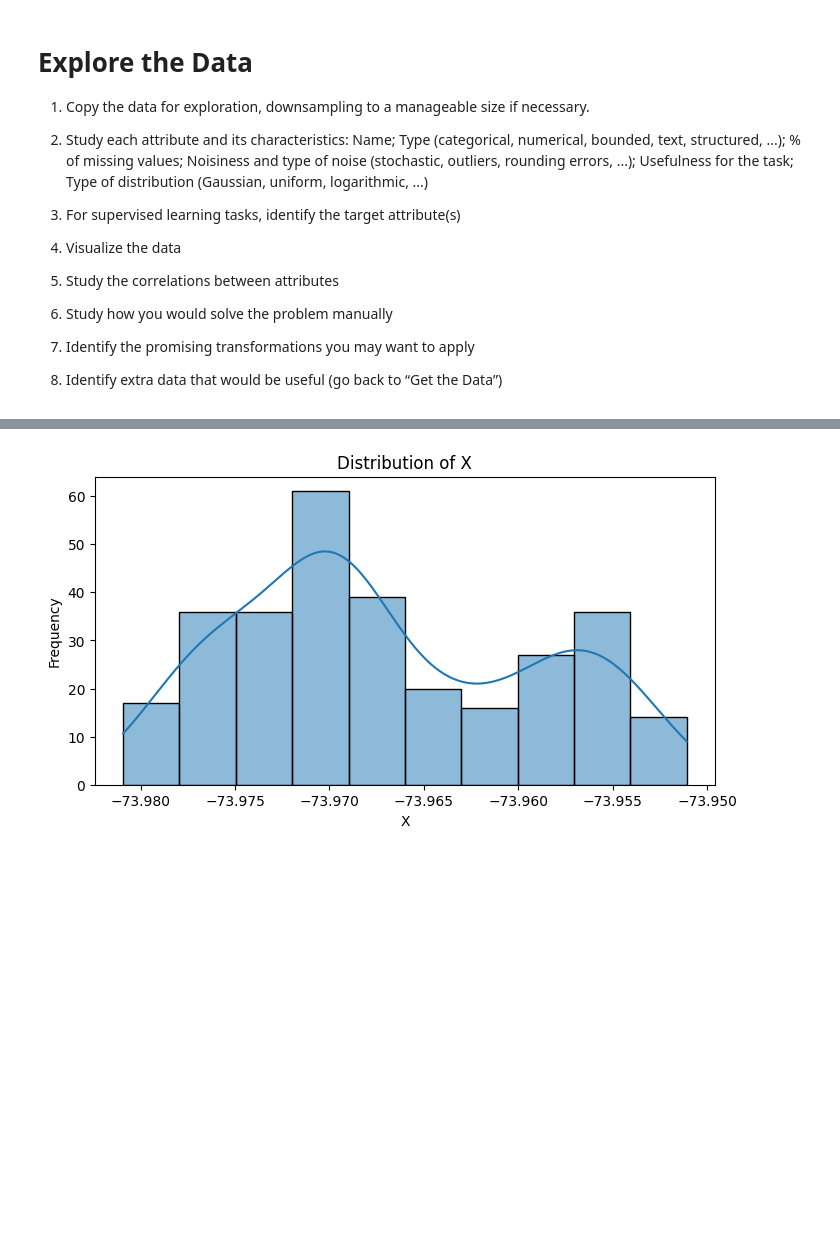
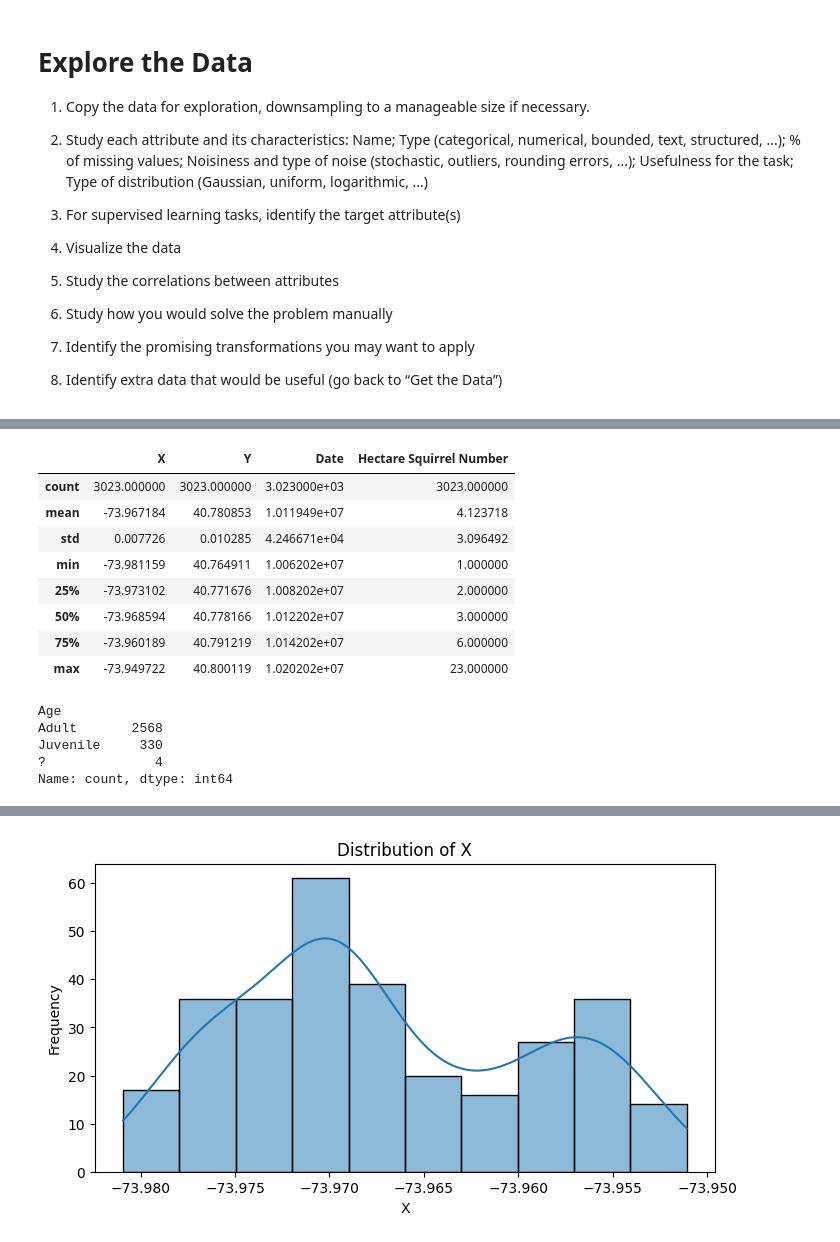
Before and after one commit to jyounes23/Nutosis, a Jupyter notebook: P2-Nutosis/Nutosis.ipynb, the cells around one changed output, grey strips where cells are left out. Drawn from its saved outputs; the diff is of its cells as text; code cells hidden in the pictures; blank space fills up the shorter version.

```diff
--- a/P2-Nutosis/Nutosis.ipynb
+++ b/P2-Nutosis/Nutosis.ipynb
@@ -155,0 +206,20 @@ diseased_squirrels = pd.read_csv('diseased_squirrels.csv')
+# %%
+squirrel_data.describe()
+# %% [output]
+|  | X | Y | Date | Hectare Squirrel Number |
+| count | 3023.000000 | 3023.000000 | 3.023000e+03 | 3023.000000 |
+| mean | -73.967184 | 40.780853 | 1.011949e+07 | 4.123718 |
+| std | 0.007726 | 0.010285 | 4.246671e+04 | 3.096492 |
+| min | -73.981159 | 40.764911 | 1.006202e+07 | 1.000000 |
+| 25% | -73.973102 | 40.771676 | 1.008202e+07 | 2.000000 |
+| 50% | -73.968594 | 40.778166 | 1.012202e+07 | 3.000000 |
+| 75% | -73.960189 | 40.791219 | 1.014202e+07 | 6.000000 |
+| max | -73.949722 | 40.800119 | 1.020202e+07 | 23.000000 |
+# %%
+squirrel_data['Age'].value_counts()
+# %% [output]
+Age
+Adult       2568
+Juvenile     330
+?              4
+Name: count, dtype: int64
```
Also changed, not shown: parts of 5 cells of this notebook.
